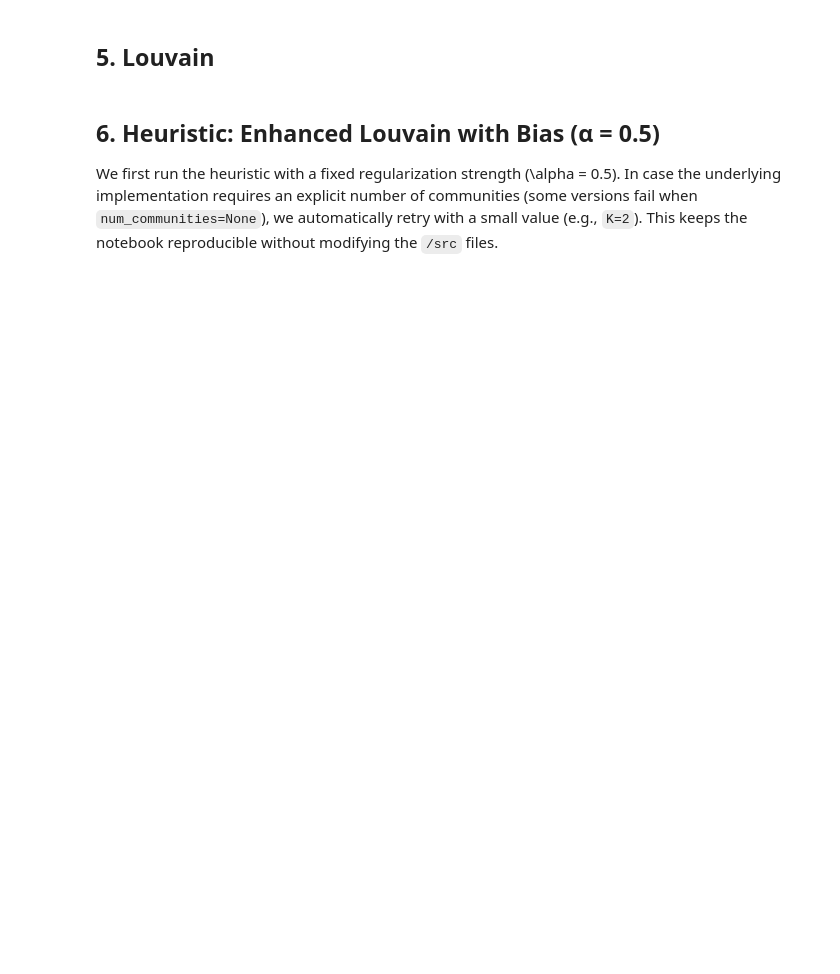
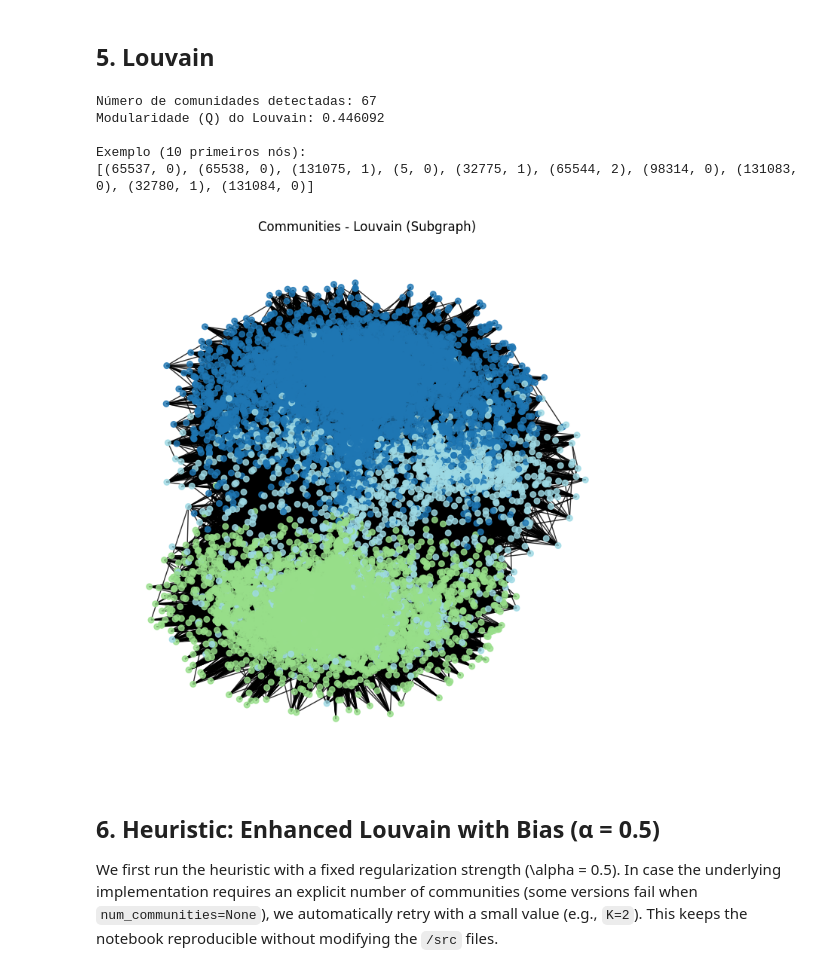
Before and after one commit to axlandrade/bias-aware-community-detection, a Jupyter notebook: Heuristic_Validation.ipynb, the cells around one changed output. Drawn from its saved outputs; the diff is of its cells as text; code cells hidden in the pictures; blank space fills up the shorter version.

```diff
--- a/Heuristic_Validation.ipynb
+++ b/Heuristic_Validation.ipynb
@@ -63,7 +73,7 @@ def _open_textmaybe_gz(path: Path):
         return io.TextIOWrapper(gzip.open(path, 'rb'))
     return open(path, 'r', encoding='utf-8')
 
-def load_friends_graph_streaming(path_json: Path, limit: int = None) -> nx.Graph:
+def load_friends_graph_streaming(path_json: Path, limit: int = 50000) -> nx.Graph:
     """
     Streaming-safe loader for a mapping: user_id -> list_of_friend_ids.
     Builds an undirected graph where each key is a node and all its friend ids are linked.
@@ -139,10 +151,10 @@ print(f"✅ measures.tab loaded: {len(df_measures):,} users")
 
 # 2) friends graph (robust to JSONDecodeError)
 try:
-    G_full = twitter_dataset.load_friends_graph(ANON_FRIENDS, limit=None)
+    G_full = twitter_dataset.load_friends_graph(ANON_FRIENDS, limit=50000)
 except json.JSONDecodeError as e:
     print(f"[WARN] Falling back to streaming loader due to JSONDecodeError: {e}")
-    G_full = load_friends_graph_streaming(ANON_FRIENDS, limit=None)
+    G_full = load_friends_graph_streaming(ANON_FRIENDS, limit=50000)
 
 print(f"📊 Full graph: |V|={G_full.number_of_nodes():,} |E|={G_full.number_of_edges():,}")
 
@@ -209,26 +241,44 @@ plt.show()
 # %%
 import networkx as nx
 import community.community_louvain as louvain
 
 # Supondo que você já tenha seu grafo G carregado
 # G = ...  # seu grafo NetworkX
 
 # Executa Louvain padrão
 partition = louvain.best_partition(G)
 
 # Número de comunidades detectadas automaticamente
 num_comunidades = len(set(partition.values()))
 print(f"Número de comunidades detectadas: {num_comunidades}")
 
 # Modularidade (Q)
 Q_louvain = louvain.modularity(partition, G)
 print(f"Modularidade (Q) do Louvain: {Q_louvain:.6f}")
 
 # Se quiser, pode gerar um vetor de comunidades por nó
 # Exemplo: lista de tuplas (nó, comunidade)
 comunidades = [(node, comm) for node, comm in partition.items()]
 print("\nExemplo (10 primeiros nós):")
 print(comunidades[:10])
+
+# Visualizar comunidades em subgrafo
+sub_nodes = set(sub.nodes())
+sub_partition = {n: partition.get(n, -1) for n in sub_nodes}
+
+colors = [sub_partition[n] for n in sub.nodes()]
+
+plt.figure(figsize=(7, 7))
+nx.draw(sub, pos, node_size=30, node_color=colors, cmap='tab20', alpha=0.8)
+plt.title("Communities - Louvain (Subgraph)")
+plt.show()
+# %% [output]
+Número de comunidades detectadas: 67
+Modularidade (Q) do Louvain: 0.446092
+
+Exemplo (10 primeiros nós):
+[(65537, 0), (65538, 0), (131075, 1), (5, 0), (32775, 1), (65544, 2), (98314, 0), (131083, 0), (32780, 1), (131084, 0)]
+[figure, added]
 # %% [markdown]
 ## 6. Heuristic: Enhanced Louvain with Bias (α = 0.5)
 We first run the heuristic with a fixed regularization strength \(\alpha = 0.5\). In case the underlying implementation requires an explicit number of communities (some versions fail when `num_communities=None`), we automatically retry with a small value (e.g., `K=2`). This keeps the notebook reproducible without modifying the `/src` files.
```
Also changed, not shown: parts of 10 cells of this notebook, 1 other file.
